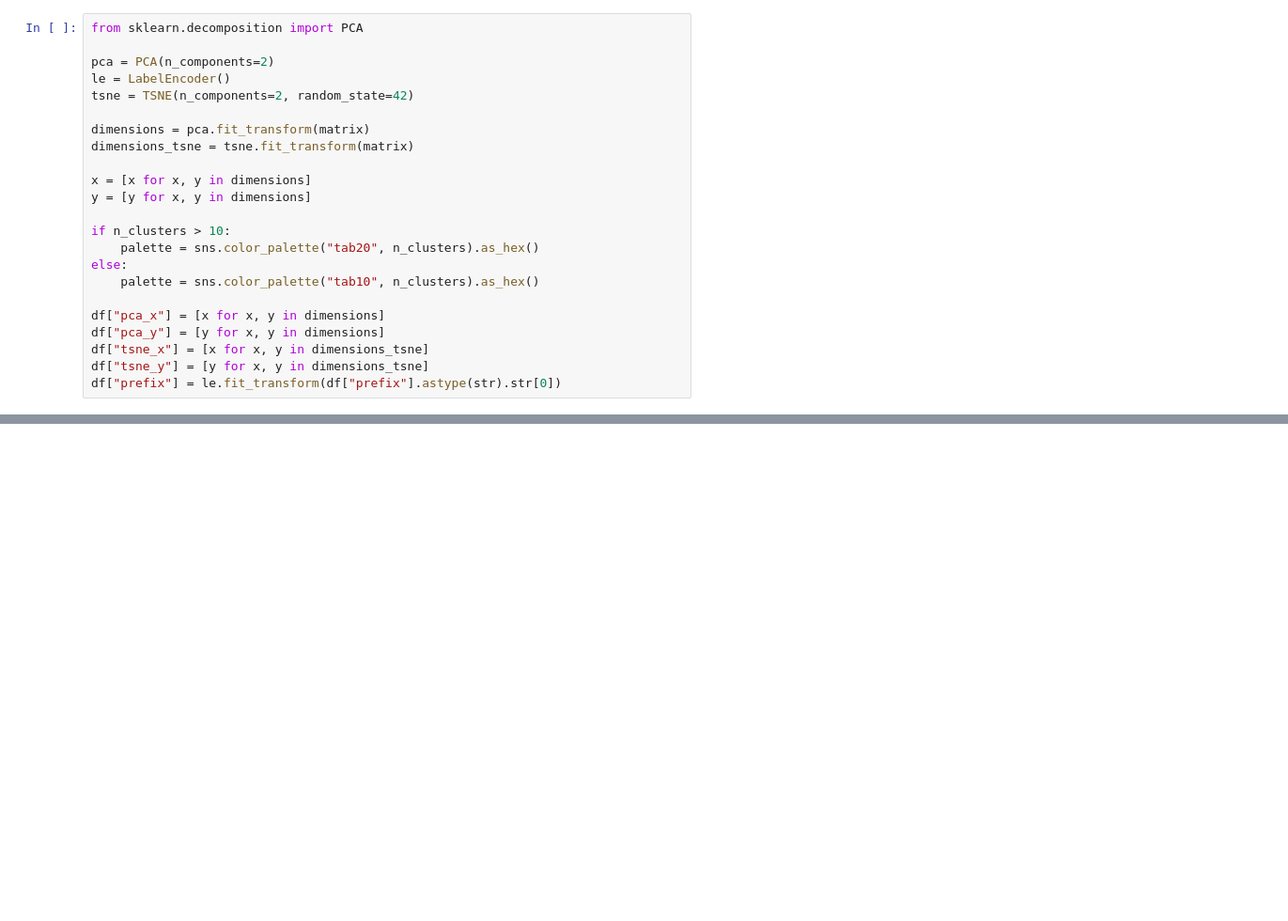
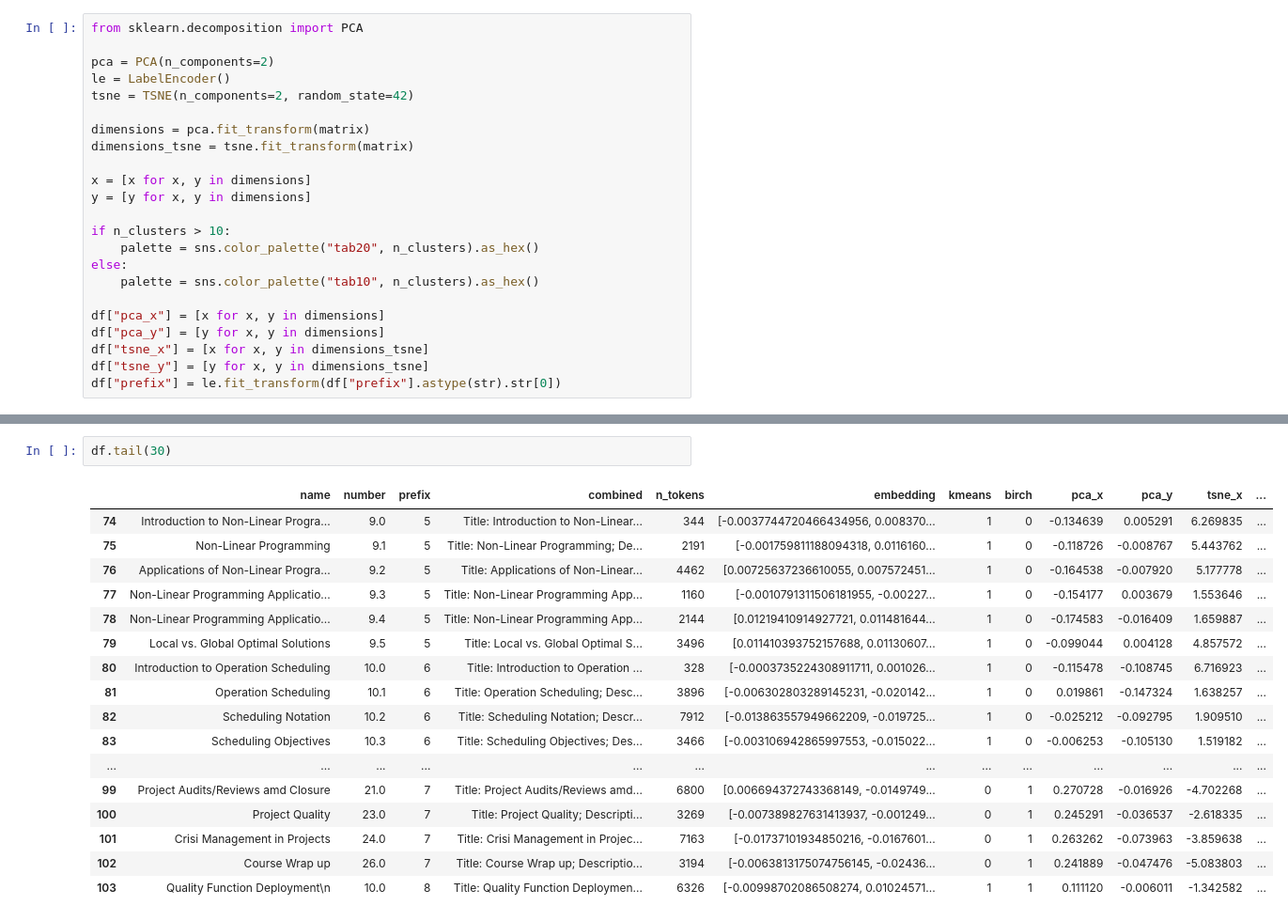
Before and after one commit to odu-emse/mms, a Jupyter notebook: unsupervised.ipynb, the cells around one changed output, grey strips where cells are left out. Shown at 94% size. Cells and saved outputs as stored; diff of their text form; blank space fills up the shorter version.

```diff
--- a/unsupervised.ipynb
+++ b/unsupervised.ipynb
@@ -350,0 +382,20 @@ df.head(30)
+# %%
+df.tail(30)
+# %% [output]
+|  | name | number | prefix | combined | n_tokens | embedding | kmeans | birch | pca_x | pca_y | tsne_x | ... |
+| 74 | Introduction to Non-Linear Progra... | 9.0 | 5 | Title: Introduction to Non-Linear... | 344 | [-0.0037744720466434956, 0.008370... | 1 | 0 | -0.134639 | 0.005291 | 6.269835 | ... |
+| 75 | Non-Linear Programming | 9.1 | 5 | Title: Non-Linear Programming; De... | 2191 | [-0.001759811188094318, 0.0116160... | 1 | 0 | -0.118726 | -0.008767 | 5.443762 | ... |
+| 76 | Applications of Non-Linear Progra... | 9.2 | 5 | Title: Applications of Non-Linear... | 4462 | [0.00725637236610055, 0.007572451... | 1 | 0 | -0.164538 | -0.007920 | 5.177778 | ... |
+| 77 | Non-Linear Programming Applicatio... | 9.3 | 5 | Title: Non-Linear Programming App... | 1160 | [-0.0010791311506181955, -0.00227... | 1 | 0 | -0.154177 | 0.003679 | 1.553646 | ... |
+| 78 | Non-Linear Programming Applicatio... | 9.4 | 5 | Title: Non-Linear Programming App... | 2144 | [0.01219410914927721, 0.011481644... | 1 | 0 | -0.174583 | -0.016409 | 1.659887 | ... |
+| 79 | Local vs. Global Optimal Solutions | 9.5 | 5 | Title: Local vs. Global Optimal S... | 3496 | [0.011410393752157688, 0.01130607... | 1 | 0 | -0.099044 | 0.004128 | 4.857572 | ... |
+| 80 | Introduction to Operation Scheduling | 10.0 | 6 | Title: Introduction to Operation ... | 328 | [-0.0003735224308911711, 0.001026... | 1 | 0 | -0.115478 | -0.108745 | 6.716923 | ... |
+| 81 | Operation Scheduling | 10.1 | 6 | Title: Operation Scheduling; Desc... | 3896 | [-0.006302803289145231, -0.020142... | 1 | 0 | 0.019861 | -0.147324 | 1.638257 | ... |
+| 82 | Scheduling Notation | 10.2 | 6 | Title: Scheduling Notation; Descr... | 7912 | [-0.013863557949662209, -0.019725... | 1 | 0 | -0.025212 | -0.092795 | 1.909510 | ... |
+| 83 | Scheduling Objectives | 10.3 | 6 | Title: Scheduling Objectives; Des... | 3466 | [-0.003106942865997553, -0.015022... | 1 | 0 | -0.006253 | -0.105130 | 1.519182 | ... |
+| ... | ... | ... | ... | ... | ... | ... | ... | ... | ... | ... | ... | ... |
+| 99 | Project Audits/Reviews amd Closure | 21.0 | 7 | Title: Project Audits/Reviews amd... | 6800 | [0.006694372743368149, -0.0149749... | 0 | 1 | 0.270728 | -0.016926 | -4.702268 | ... |
+| 100 | Project Quality | 23.0 | 7 | Title: Project Quality; Descripti... | 3269 | [-0.007389827631413937, -0.001249... | 0 | 1 | 0.245291 | -0.036537 | -2.618335 | ... |
+| 101 | Crisi Management in Projects | 24.0 | 7 | Title: Crisi Management in Projec... | 7163 | [-0.01737101934850216, -0.0167601... | 0 | 1 | 0.263262 | -0.073963 | -3.859638 | ... |
+| 102 | Course Wrap up | 26.0 | 7 | Title: Course Wrap up; Descriptio... | 3194 | [-0.0063813175074756145, -0.02436... | 0 | 1 | 0.241889 | -0.047476 | -5.083803 | ... |
+| 103 | Quality Function Deployment\n | 10.0 | 8 | Title: Quality Function Deploymen... | 6326 | [-0.00998702086508274, 0.01024571... | 1 | 1 | 0.111120 | -0.006011 | -1.342582 | ... |
```
Also changed, not shown: parts of 4 cells of this notebook.
